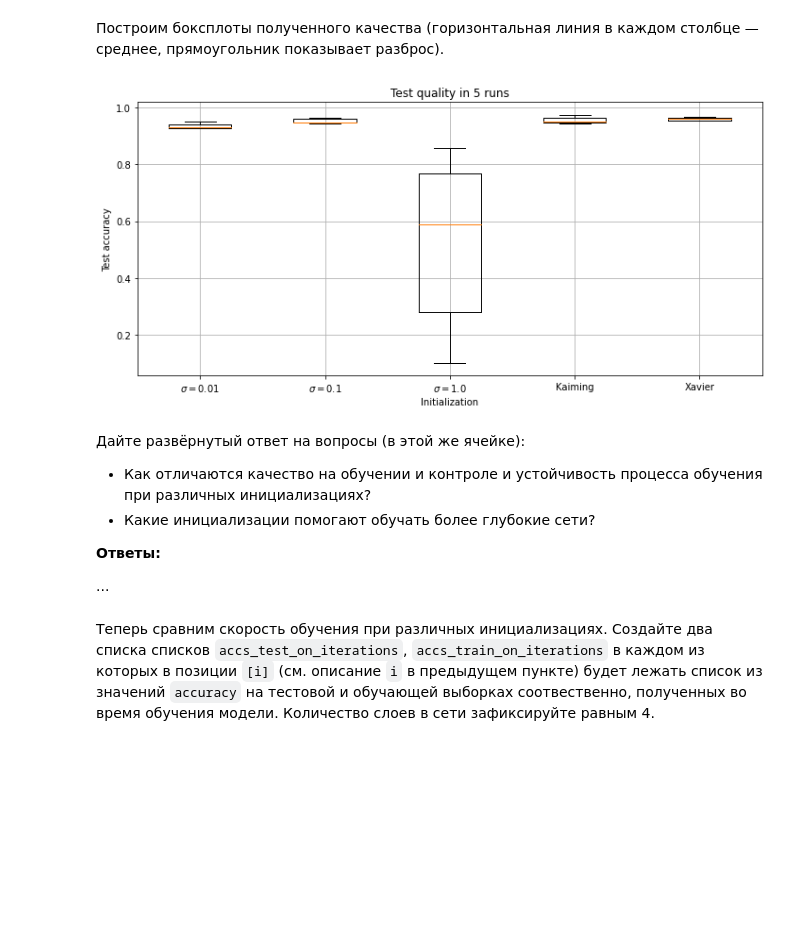
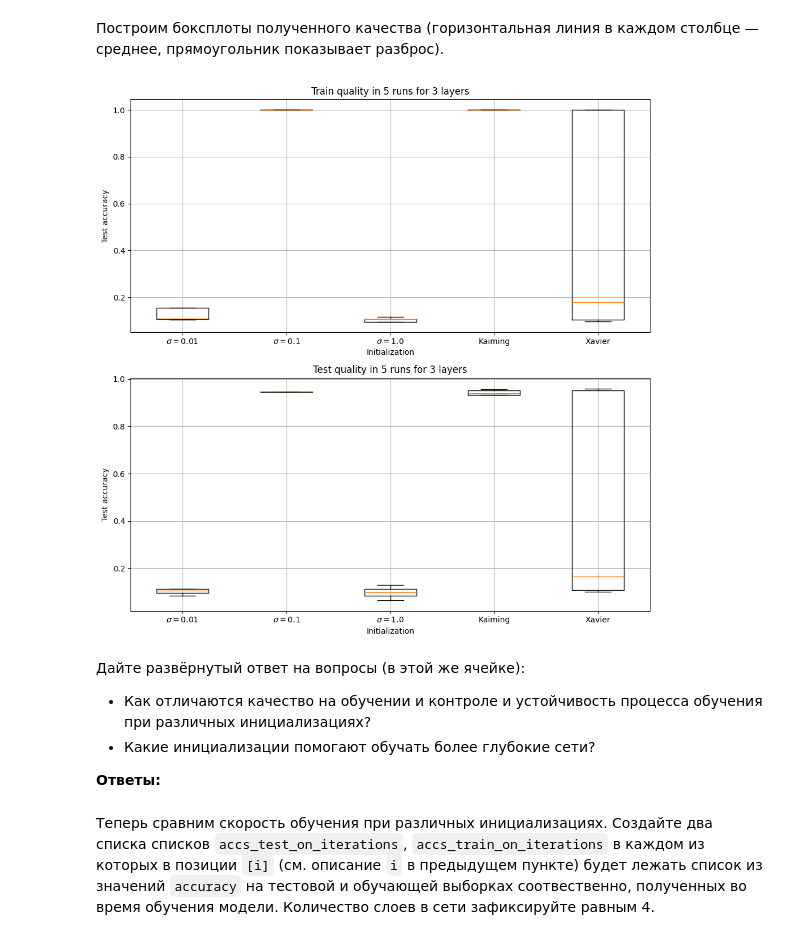
Before and after one commit to Dont4rootMe/Dense-NN, a Jupyter notebook: dense-NN.ipynb, the cells around one changed output. Drawn from its saved outputs; the diff is of its cells as text; code cells hidden in the pictures; blank space fills up the shorter version.

```diff
--- a/dense-NN.ipynb
+++ b/dense-NN.ipynb
@@ -1220,28 +1512,34 @@ accs_test = np.zeros((5, 5))
 # %%
 init_vars_for_plot = [
     (x if isinstance(x, str) else fr"$\sigma = {x}$") for x in init_vars]
 
-fig, ax = plt.subplots(1, 1, figsize=(10, 5))
+fig, ax = plt.subplots(2, 1, figsize=(10, 10))
 
-ax.boxplot(accs_test.T, labels=init_vars_for_plot, showfliers=False)
+ax[0].boxplot(accs_train.T, labels=init_vars_for_plot, showfliers=False)
 
-ax.set_title("Test quality in 5 runs")
-ax.set_xlabel("Initialization")
-ax.set_ylabel("Test accuracy")
-ax.grid(True)
+ax[0].set_title("Train quality in 5 runs for 3 layers")
+ax[0].set_xlabel("Initialization")
+ax[0].set_ylabel("Test accuracy")
+ax[0].grid(True)
+
+
+ax[1].boxplot(accs_test.T, labels=init_vars_for_plot, showfliers=False)
+
+ax[1].set_title("Test quality in 5 runs for 3 layers")
+ax[1].set_xlabel("Initialization")
+ax[1].set_ylabel("Test accuracy")
+ax[1].grid(True)
 
 fig.tight_layout()
 plt.show()
 # %% [output]
-[figure, old version]
+[figure, new version]
 # %% [markdown]
 Дайте развёрнутый ответ на вопросы (в этой же ячейке):
 * Как отличаются качество на обучении и контроле и устойчивость процесса обучения при различных инициализациях?
 * Какие инициализации помогают обучать более глубокие сети?
 
 __Ответы:__
-
-...
 # %% [markdown]
 Теперь сравним скорость обучения при различных инициализациях. Создайте два списка списков `accs_test_on_iterations`, `accs_train_on_iterations` в каждом из которых в позиции `[i]` (см. описание `i` в предыдущем пункте) будет лежать список из значений `accuracy` на тестовой и обучающей выборках соотвественно, полученных во время обучения модели. Количество слоев в сети зафиксируйте равным 4.
 # %%
```
Also changed, not shown: parts of 46 cells of this notebook, 2 other files.
